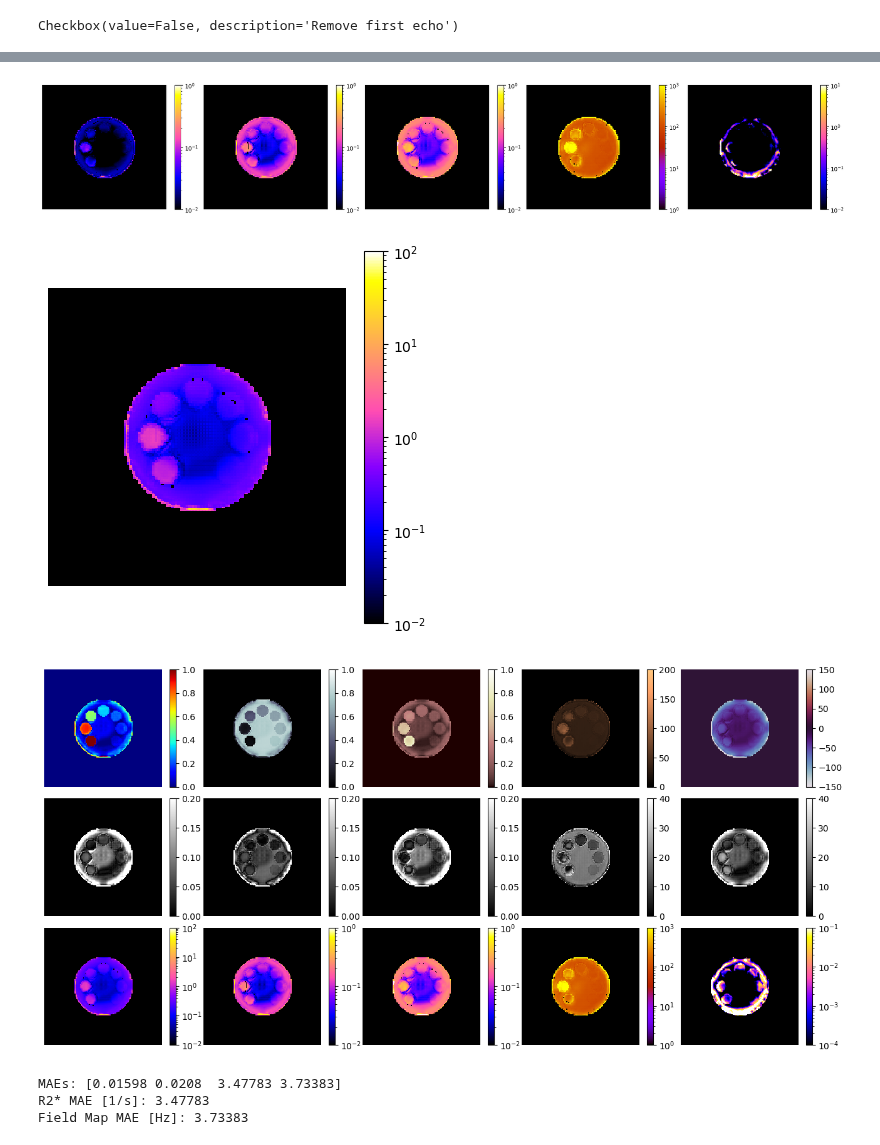
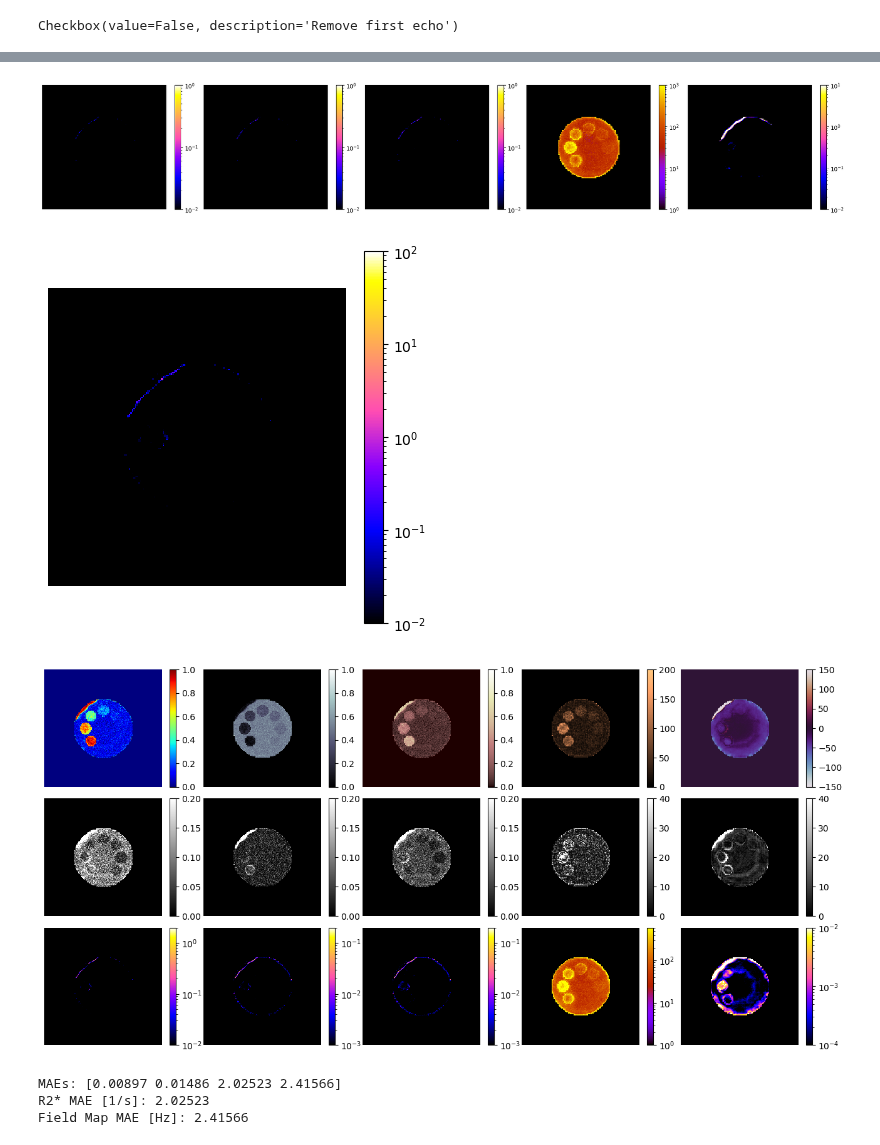
Before and after one commit to jpmeneses/IDEAL-GAN, a Jupyter notebook: ROI_phantom.ipynb, the cells around one changed output, grey strips where cells are left out. Saved outputs shown, nothing was run; the diff lists cells and outputs as text; code cells hidden in the pictures.

Commit message:
TFP layer experiments

```diff
--- a/ROI_phantom.ipynb
+++ b/ROI_phantom.ipynb
@@ -23,7 +23,7 @@ from itertools import cycle
 ############################################################
 # dataset_dir = '../MATLAB/waterFatSignalPhantom/data_out/'
 dataset_dir = '../../OneDrive - Universidad Católica de Chile/Documents/MATLAB/waterFatSignalPhantom/data_out/'
-dataset_hdf5_1 = 'mod_phantom_SNR99.hdf5'
+dataset_hdf5_1 = 'mod2_phantom_SNR10.hdf5'
 
 ############################################################
 ################### LOAD DATASET 1 #########################
@@ -108,3 +108,9 @@ remove_ech1 = widgets.Checkbox(
 remove_ech1
 # %% [output]
 Checkbox(value=False, description='Remove first echo')
+# %%
+phase_const = widgets.Checkbox(
+    value=False,
+    description='Phase-constrained LS',
+)
+phase_const
@@ -153,7 +171,7 @@ elif model_sel.value == 'VET-Net':
     G_A2B = dl.PM_Generator(input_shape=(None,None,None,2), te_input=True, te_shape=(None,), filters=args.n_G_filters)
     checkpoint = tl.Checkpoint(dict(G_A2B=G_A2B), py.join(experiment_dir, 'checkpoints'))
 elif model_sel.value == 'AI-DEAL':
-    experiment_dir = py.join('output','Unsup-110')
+    experiment_dir = py.join('output','Unsup-306')
     args = py.args_from_yaml(py.join(experiment_dir, 'settings.yml'))
     G_A2B = dl.UNet(input_shape=(None,None,None,2), bayesian=True, ME_layer=True, filters=args.n_G_filters,
                     self_attention=args.D1_SelfAttention)
@@ -200,12 +218,12 @@ def sample(A, TE):
         if remove_ech1.value:
             A2B_WF = wf.get_rho(A[:,1:,...], A2B_PM, te=TE[:,1:,...])
         else:
-            A2B_WF = wf.get_rho(A, A2B_PM, te=TE)
+            A2B_WF = wf.get_rho(A, A2B_PM, te=TE, phase_constraint=phase_const.value)
         A2B = tf.concat([A2B_WF, A2B_PM], axis=1)
         A2B_var = None
     elif model_sel.value == 'AI-DEAL':
+        A2B_var_msk = tf.concat([A2B_msk,A2B_msk,A2B_msk,A2B_msk,A2B_msk], axis=1)
         A2B_msk = tf.concat([A2B_msk,A2B_msk,A2B_msk], axis=1)
-        A2B_var_msk = tf.concat([A2B_msk,A2B_msk,A2B_msk,A2B_msk,A2B_msk], axis=1)
         if remove_ech1.value:
             A2B_FM = G_A2B(A[:,1:,...], training=False)
         else:
@@ -219,13 +237,11 @@ def sample(A, TE):
         A2B_WF_var = tf.concat([A2B_WF_var,tf.zeros_like(A2B_WF_var)],axis=-1)
         A2B_PM_var = tf.concat([A2B_FM.variance(),A2B_R2.variance()],axis=-1)
         A2B_var = tf.concat([A2B_WF_var,A2B_PM_var], axis=1)
-        if A.shape[1] >= A2B_var.shape[1]:
-            A2B_var = tf.where(tf.abs(A[:,:5,...])>=5e-3, A2B_var, 1e-10)
-        else:
-            A_aux = tf.concat([A,A],axis=1)
-            A2B_var = tf.where(A2B_msk>=5e-3, A2B_var, 1e-10)
+        A2B_var = tf.where(A2B_var_msk>=5e-2, A2B_var, 1e-10)
+        if phase_const.value:
+            A2B_WF = wf.get_rho(A, A2B_PM, te=TE, phase_constraint=True)
         A2B = tf.concat([A2B_WF, A2B_PM], axis=1)
-        A2B = tf.where(A2B_msk>=5e-3, A2B, 0.0)
+        A2B = tf.where(A2B_msk>=5e-2, A2B, 0.0)
     return A2B, A2B_var
 
 def test(A, TE=None):
@@ -387,20 +406,22 @@ if A2B_var is not None: #bayesian
     plt.subplots_adjust(top=1,bottom=0,right=1,left=0,hspace=0.1,wspace=0)
     plt.show()
 # %% [output]
-[figure, old version]
+[figure, new version]
 # %%
 if A2B_var is not None: #bayesian
-    PDFF_var = F_var/(f_aux**2 + 1e-8)
-    PDFF_var -= 2 * WF_var / (f_aux*(w_aux+f_aux) + 1e-12)
+    Aux_WF = np.where(f_aux>=w_aux, f_aux, w_aux)
+    Aux_WF_var = np.where(f_aux>=w_aux, F_var, W_var)
+    PDFF_var = Aux_WF_var/(Aux_WF**2 + 1e-8)
+    PDFF_var -= 2 * WF_var / (Aux_WF*(w_aux+f_aux) + 1e-12)
     PDFF_var += (W_var + F_var + 2*WF_var)/(w_aux + f_aux + 1e-12)
-    PDFF_var *= f_aux**2 / (w_aux+f_aux + 1e-6)**2 #[W_var,WF_var,F_var]
+    PDFF_var *= Aux_WF**2 / (w_aux+f_aux + 1e-6)**2 #[W_var,WF_var,F_var]
     PDFF_var[PDFF_var<=0.0] = 1e-2
 
     plt.matshow(PDFF_var, cmap='gnuplot2', norm=LogNorm(vmin=1e-2,vmax=1e2))
     plt.colorbar()
     plt.axis('off')
 # %% [output]
-[figure, old version]
+[figure, new version]
 # %%
 if A2B_var is not None: #bayesian
     fig,axs=plt.subplots(figsize=(12.7, 6), nrows=3, ncols=5)
@@ -457,30 +478,30 @@ axs[1,4].axis('off')
 if A2B_var is not None: #bayesian
     # Uncertainty maps in the third row
     WF_uq = axs[2,0].matshow(PDFF_var, cmap='gnuplot2',
-                             norm=LogNorm(vmin=1e-2,vmax=1e2))
+                             norm=LogNorm(vmin=1e-2,vmax=2e0))
     fig.colorbar(WF_uq, ax=axs[2,0])
     axs[2,0].axis('off')
     W_uq = axs[2,1].matshow(W_var, cmap='gnuplot2',
-                            norm=LogNorm(vmin=1e-2,vmax=1e0))
+                            norm=LogNorm(vmin=1e-3,vmax=2e-1))
     fig.colorbar(W_uq, ax=axs[2,1])
     axs[2,1].axis('off')
     F_uq = axs[2,2].matshow(F_var, cmap='gnuplot2',
-                            norm=LogNorm(vmin=1e-2,vmax=1e0))
+                            norm=LogNorm(vmin=1e-3,vmax=2e-1))
     fig.colorbar(F_uq, ax=axs[2,2])
     axs[2,2].axis('off')
     r2s_uq=axs[2,3].matshow(r2s_var, cmap='gnuplot',
-                            norm=LogNorm(vmin=1e0,vmax=1e3))
+                            norm=LogNorm(vmin=1e0,vmax=6e2))
     fig.colorbar(r2s_uq, ax=axs[2,3])
     axs[2,3].axis('off')
     field_uq = axs[2,4].matshow(field_var, cmap='gnuplot2',
-                                norm=LogNorm(vmin=1e-4,vmax=1e-1))
+                                norm=LogNorm(vmin=1e-4,vmax=1e-2))
     fig.colorbar(field_uq, ax=axs[2,4])
     axs[2,4].axis('off')
 
 plt.subplots_adjust(top=1,bottom=0,right=1,left=0,hspace=0.1,wspace=0)
 tl.make_space_above(axs,topmargin=0.6)
 # %% [output]
-[figure, old version]
+[figure, new version]
 # %%
 MAE_w = np.mean(tf.abs(w_aux-wn_aux), axis=(0,1))
 MAE_f = np.mean(tf.abs(f_aux-fn_aux), axis=(0,1))
@@ -490,9 +511,9 @@ print('MAEs:',np.round([MAE_w,MAE_f,MAE_r2,MAE_fm],5))
 print('R2* MAE [1/s]:',np.round(MAE_r2,5))
 print('Field Map MAE [Hz]:',np.round(MAE_fm,5))
 # %% [output]
-MAEs: [0.01598 0.0208  3.47783 3.73383]
-R2* MAE [1/s]: 3.47783
-Field Map MAE [Hz]: 3.73383
+MAEs: [0.00897 0.01486 2.02523 2.41566]
+R2* MAE [1/s]: 2.02523
+Field Map MAE [Hz]: 2.41566
 # %%
 # Segmentation rectangle (ref. values for test data N°105)
 verts_list = {1:   (69,109),#ok
```
Also changed, not shown: parts of 16 cells of this notebook.
